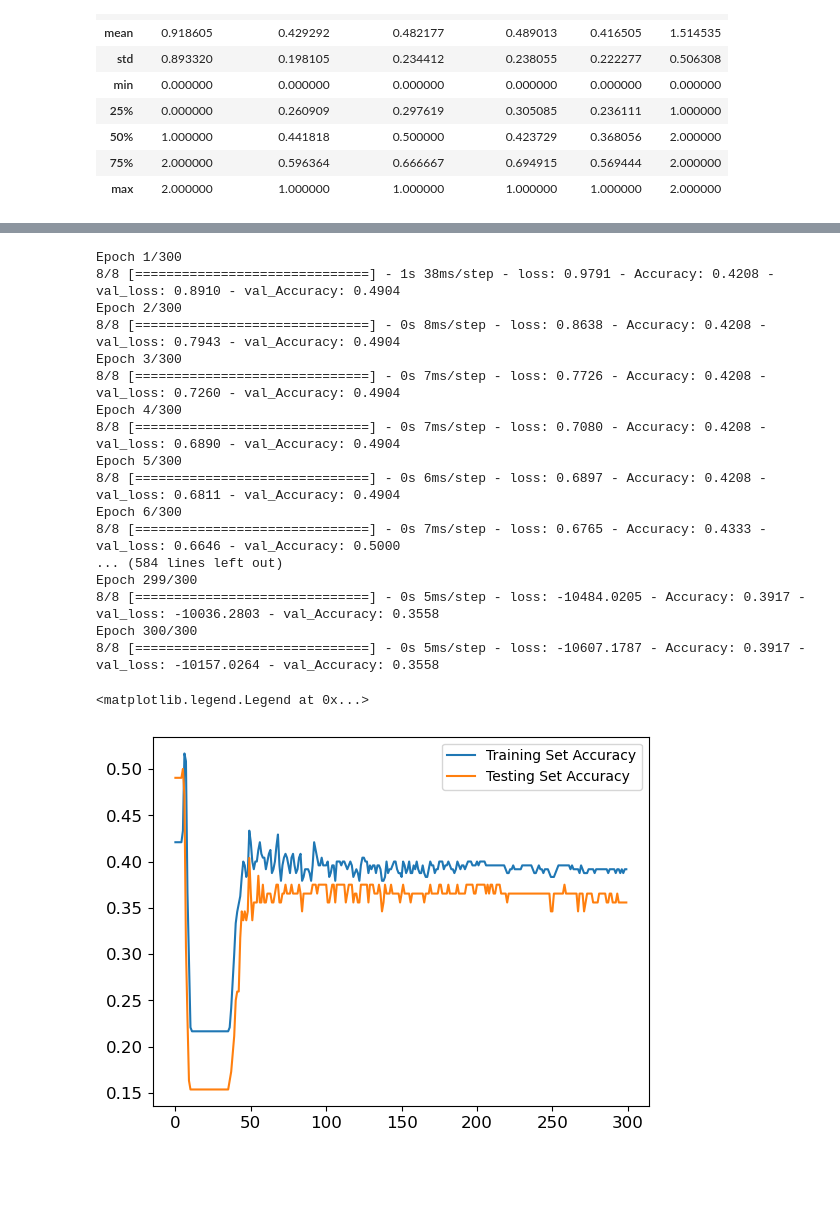
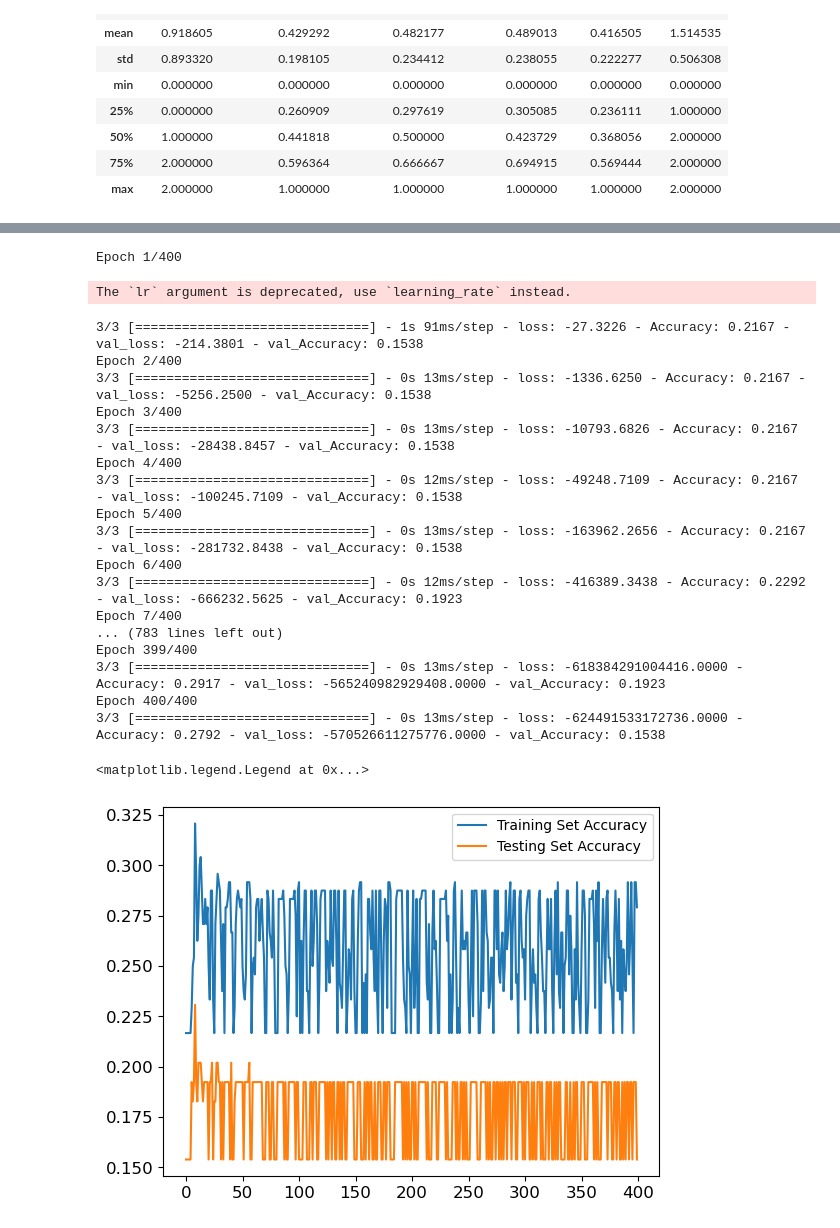
Before and after one commit to hoxyshmoo/DataMining, a Jupyter notebook: LinearRegressionKeras.ipynb, the cells around one changed output, grey strips where cells are left out. Cells and saved outputs as stored; diff of their text form; code cells hidden in the pictures; blank space fills up the shorter version.

```diff
--- a/LinearRegressionKeras.ipynb
+++ b/LinearRegressionKeras.ipynb
@@ -272,19 +274,23 @@ def create_model():
     # model.add(Dropout(0.2))
     # model.add(Dense(3, activation='relu'))
     # model.add(Dense(1, activation='sigmoid'))
-    model.add(Dense(12, input_dim=len(X.columns), activation='relu'))
-    model.add(Dense(8, activation='relu'))
-    model.add(Dense(3, activation='relu'))
+    model.add(Dense(12, input_dim=len(X.columns), activation='sigmoid'))
+    model.add(Dense(8, activation='sigmoid'))
+    model.add(Dense(3, activation='sigmoid'))
     model.add(Dense(1, activation='sigmoid'))
+
 
     return model
 estimator = create_model()
-estimator.compile(optimizer='adam', metrics=['Accuracy', tf.keras.metrics.MeanSquaredError()],
+optimizer = keras.optimizers.Adam(lr=1)
+estimator.compile(optimizer=optimizer, metrics=['Accuracy', tf.keras.metrics.MeanSquaredError()],
                   loss='mean_squared_error')
+K.set_value(estimator.optimizer.learning_rate, 0.8)
+optimizer.learning_rate.assign(10)
+print(optimizer.learning_rate)
+history = estimator.fit(X_train, y_train, batch_size = 200,epochs=500, validation_data=(X_test, y_test))
 
-
-history = estimator.fit(X_train, y_train, epochs=300, validation_data=(X_test, y_test))
-
+print(tf.keras.metrics.Accuracy())
 
 history_df = pd.DataFrame(history.history)
 plt.plot(history_df['loss'], label='loss')
@@ -322,48 +330,52 @@ plt.legend()
 # %%
 def create_model():
     '''The function creates a Perceptron using Keras'''
     model = Sequential()
     # model.add(Dense(16, input_dim=len(X.columns), activation='relu'))
     # model.add(Dense(12, activation='relu'))
     # model.add(Dropout(0.2))
     # model.add(Dense(3, activation='relu'))
     # model.add(Dense(1, activation='sigmoid'))
     model.add(Dense(12, input_dim=len(X.columns), activation='relu'))
     model.add(Dense(8, activation='relu'))
     model.add(Dense(3, activation='relu'))
     model.add(Dense(1, activation='sigmoid'))
 
     return model
 estimator = create_model()
-estimator.compile(optimizer='adam', metrics=['Accuracy'],
+optimizer = keras.optimizers.Adam(lr=0.8)
+
+estimator.compile(optimizer=optimizer, metrics=['Accuracy'],
                   loss='binary_crossentropy')
+K.set_value(estimator.optimizer.learning_rate, 0.8)
 
-
-history = estimator.fit(X_train, y_train, epochs=300, validation_data=(X_test, y_test))
+history = estimator.fit(X_train, y_train, batch_size=80, epochs=400, validation_data=(X_test, y_test))
 
 
 history_df = pd.DataFrame(history.history)
 
 plt.plot(history_df['Accuracy'], label='Training Set Accuracy')
 plt.plot(history_df['val_Accuracy'], label='Testing Set Accuracy')
 plt.legend()
 # %% [output]
-Epoch 1/300
-8/8 [==============================] - 1s 38ms/step - loss: 0.9791 - Accuracy: 0.4208 - val_loss: 0.8910 - val_Accuracy: 0.4904
-Epoch 2/300
-8/8 [==============================] - 0s 8ms/step - loss: 0.8638 - Accuracy: 0.4208 - val_loss: 0.7943 - val_Accuracy: 0.4904
-Epoch 3/300
-8/8 [==============================] - 0s 7ms/step - loss: 0.7726 - Accuracy: 0.4208 - val_loss: 0.7260 - val_Accuracy: 0.4904
-Epoch 4/300
-8/8 [==============================] - 0s 7ms/step - loss: 0.7080 - Accuracy: 0.4208 - val_loss: 0.6890 - val_Accuracy: 0.4904
-Epoch 5/300
-8/8 [==============================] - 0s 6ms/step - loss: 0.6897 - Accuracy: 0.4208 - val_loss: 0.6811 - val_Accuracy: 0.4904
-Epoch 6/300
-8/8 [==============================] - 0s 7ms/step - loss: 0.6765 - Accuracy: 0.4333 - val_loss: 0.6646 - val_Accuracy: 0.5000
-... (584 lines left out)
-Epoch 299/300
-8/8 [==============================] - 0s 5ms/step - loss: -10484.0205 - Accuracy: 0.3917 - val_loss: -10036.2803 - val_Accuracy: 0.3558
-Epoch 300/300
-8/8 [==============================] - 0s 5ms/step - loss: -10607.1787 - Accuracy: 0.3917 - val_loss: -10157.0264 - val_Accuracy: 0.3558
+Epoch 1/400
-<matplotlib.legend.Legend at 0x...>
+The `lr` argument is deprecated, use `learning_rate` instead.
+3/3 [==============================] - 1s 91ms/step - loss: -27.3226 - Accuracy: 0.2167 - val_loss: -214.3801 - val_Accuracy: 0.1538
+Epoch 2/400
+3/3 [==============================] - 0s 13ms/step - loss: -1336.6250 - Accuracy: 0.2167 - val_loss: -5256.2500 - val_Accuracy: 0.1538
+Epoch 3/400
+3/3 [==============================] - 0s 13ms/step - loss: -10793.6826 - Accuracy: 0.2167 - val_loss: -28438.8457 - val_Accuracy: 0.1538
+Epoch 4/400
+3/3 [==============================] - 0s 12ms/step - loss: -49248.7109 - Accuracy: 0.2167 - val_loss: -100245.7109 - val_Accuracy: 0.1538
+Epoch 5/400
+3/3 [==============================] - 0s 13ms/step - loss: -163962.2656 - Accuracy: 0.2167 - val_loss: -281732.8438 - val_Accuracy: 0.1538
+Epoch 6/400
+3/3 [==============================] - 0s 12ms/step - loss: -416389.3438 - Accuracy: 0.2292 - val_loss: -666232.5625 - val_Accuracy: 0.1923
+Epoch 7/400
+... (783 lines left out)
+Epoch 399/400
+3/3 [==============================] - 0s 13ms/step - loss: -618384291004416.0000 - Accuracy: 0.2917 - val_loss: -565240982929408.0000 - val_Accuracy: 0.1923
+Epoch 400/400
+3/3 [==============================] - 0s 13ms/step - loss: -624491533172736.0000 - Accuracy: 0.2792 - val_loss: -570526611275776.0000 - val_Accuracy: 0.1538
+<matplotlib.legend.Legend at 0x...>
-[figure, old version]
+[figure, new version]
```
Also changed, not shown: parts of 4 cells of this notebook.
